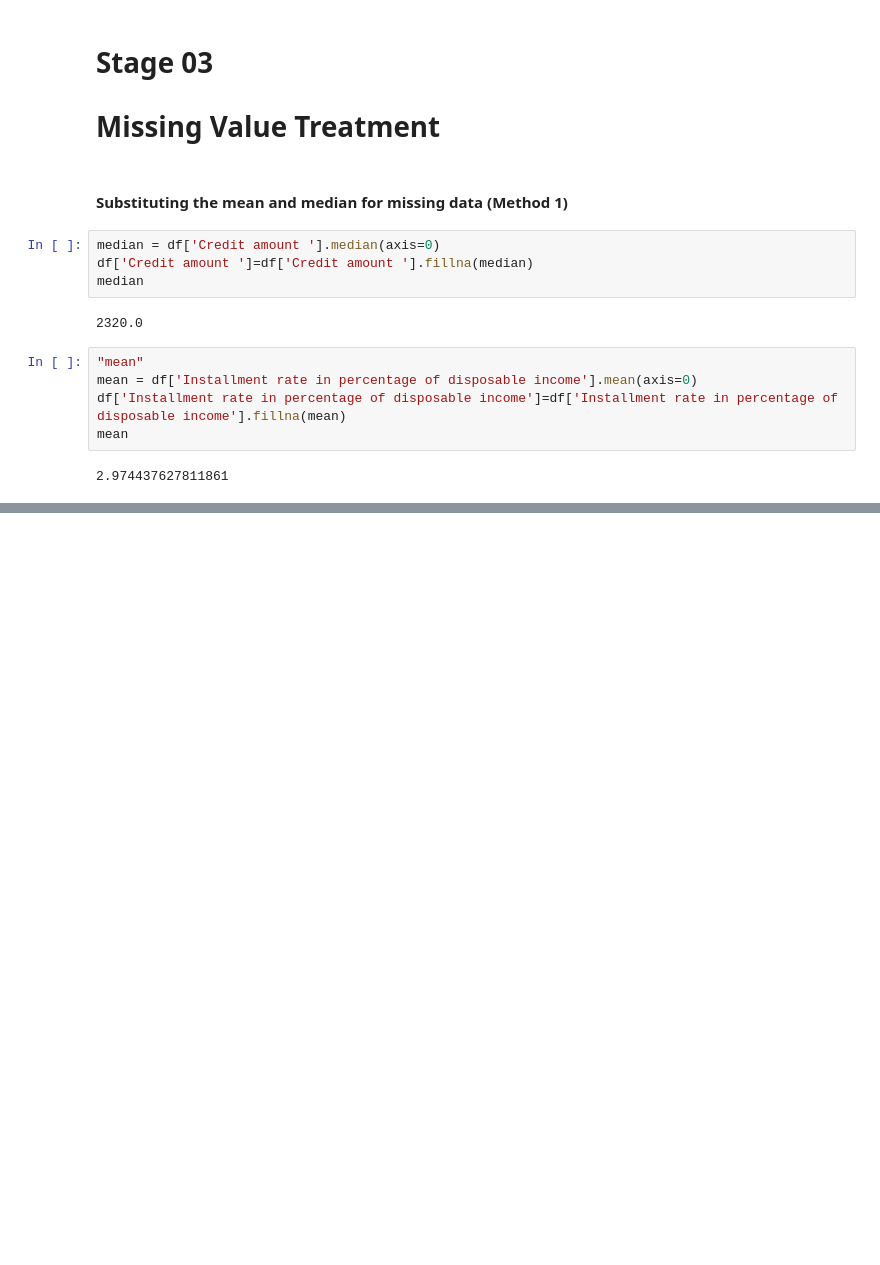
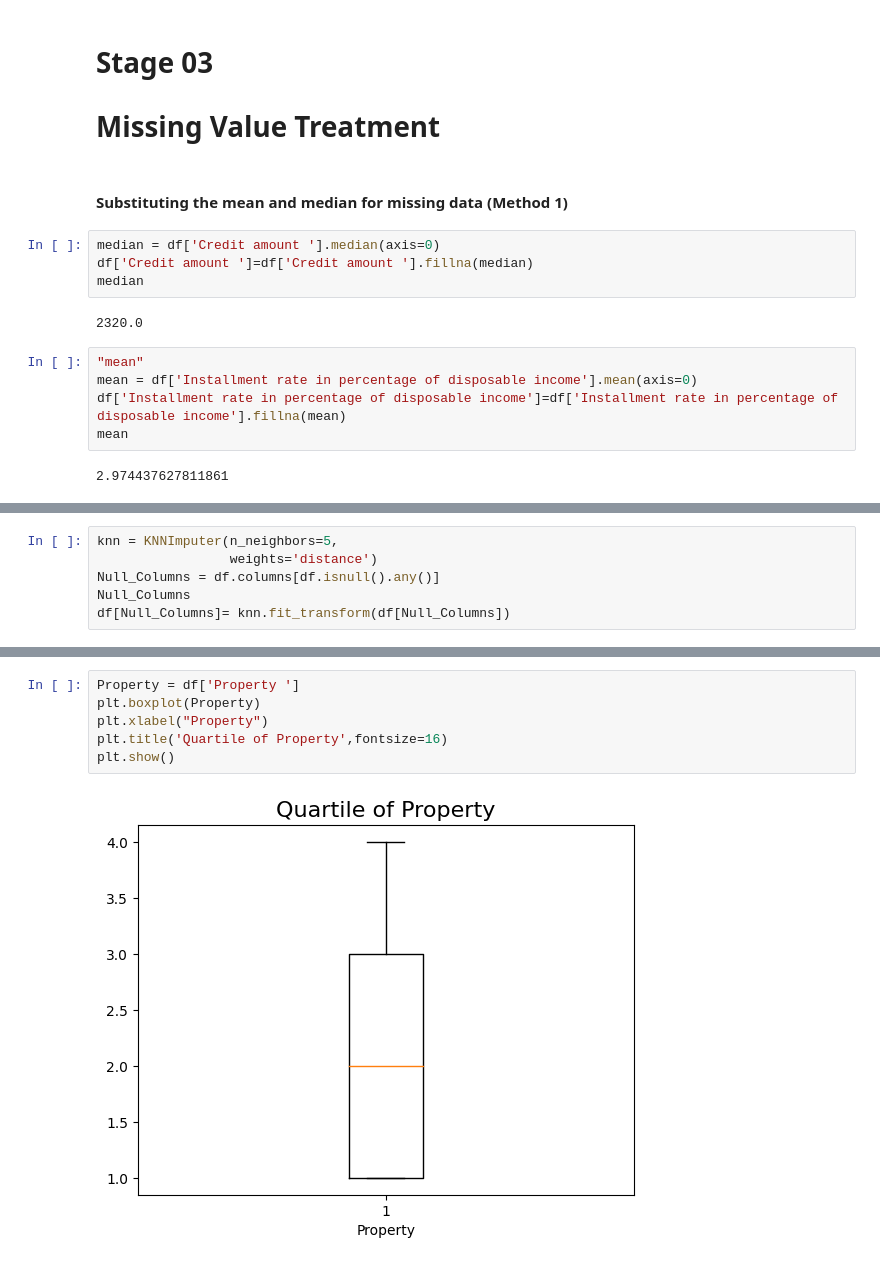
Before and after one commit to hamedsangin/German-Bank-Analysis, a Jupyter notebook: GermanBankAnalysis.ipynb, the cells around one changed output, grey strips where cells are left out. Cells and saved outputs as stored; diff of their text form; blank space fills up the shorter version.

```diff
--- a/GermanBankAnalysis.ipynb
+++ b/GermanBankAnalysis.ipynb
@@ -188,0 +223,6 @@ mean
+# %%
+knn = KNNImputer(n_neighbors=5,
+                 weights='distance')
+Null_Columns = df.columns[df.isnull().any()]
+Null_Columns
+df[Null_Columns]= knn.fit_transform(df[Null_Columns])
@@ -188,0 +252,8 @@ mean
+# %%
+Property = df['Property ']
+plt.boxplot(Property)
+plt.xlabel("Property")
+plt.title('Quartile of Property',fontsize=16)
+plt.show()
+# %% [output]
+[figure, added]
```
Also changed, not shown: parts of 8 cells of this notebook, 1 other file.
